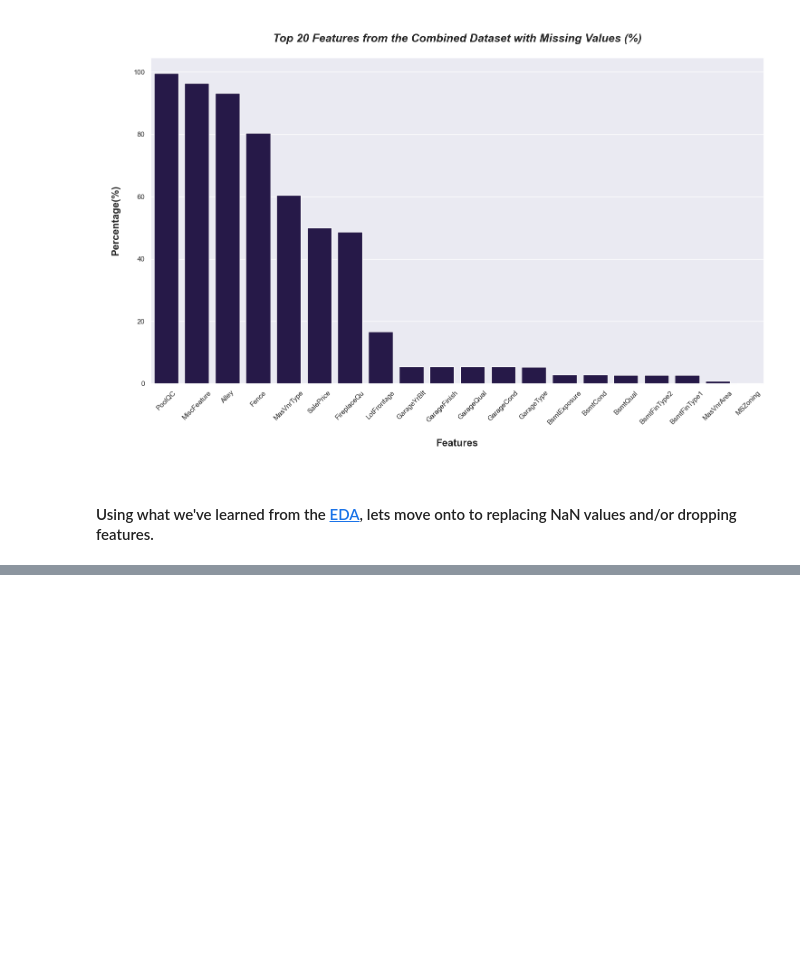
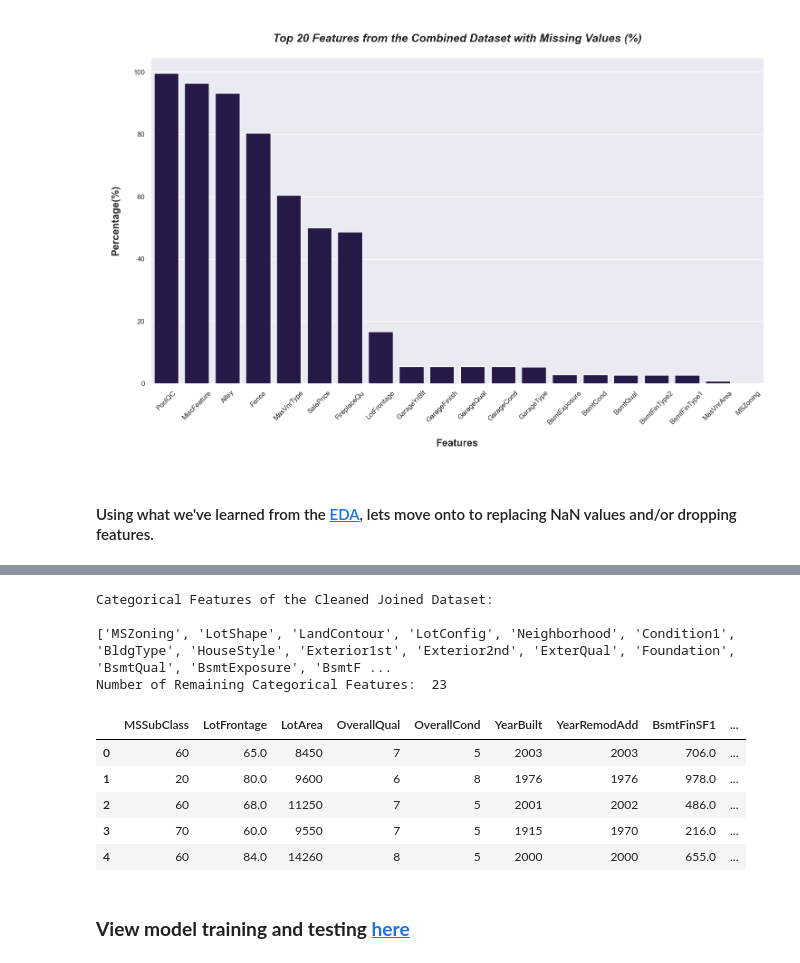
Before and after one commit to thetechleila/Housing-Prices-Predictor, a Jupyter notebook: code/transform.ipynb, the cells around one changed output, grey strips where cells are left out. Drawn from its saved outputs; the diff is of its cells as text; code cells hidden in the pictures; blank space fills up the shorter version.

Commit message:
transform with categorical encoding

```diff
--- a/code/transform.ipynb
+++ b/code/transform.ipynb
@@ -259,0 +282,17 @@ MSZoning                        4       0.137033
+# %%
+df_train_c.fillna(value={"MSZoning" : "None", 'FireplaceQu': "NA", "BsmtFinType1": "NA", "BsmtFullBath" : 0, "BsmtQual" : "NA", "GarageCars" : 0, "GarageYrBlt" : 0,
+                         "BsmtExposure" : "NA", "TotalBsmtSF" : 0, "KitchenQual" : "NA", "GarageType": "NA", "GarageArea" : 0, "GarageFinish" : "NA", "TotalBsmtSF" : 0,
+                        "BsmtFinType2": "NA", "BsmtFinSF1" : 0, "BsmtUnfSF" :0 ,"LotFrontage" : 0, "Exterior1st" : "NA", "Exterior2nd" : "NA" }, inplace=True)
+
+test_df_c.fillna(value={"MSZoning" : "None", 'FireplaceQu': "NA", "BsmtFinType1": "NA", "BsmtFullBath" :0, "BsmtQual" : "NA", "GarageCars" : 0,
+                        "GarageYrBlt" : 0, "BsmtExposure" : "NA", "TotalBsmtSF" : 0, "KitchenQual" : "NA", "GarageType": "NA", "GarageArea" : 0, "GarageFinish" : "NA",
+                        "TotalBsmtSF" : 0, "BsmtFinType2": "NA", "BsmtFinSF1" : 0, "BsmtUnfSF" :0, "LotFrontage" : 0, "Exterior1st" : "NA", "Exterior2nd" : "NA"}, inplace=True)
+# %%
+#Store the TRAINING dataset df_train and the TESTING dataset test_df in a variable before concatenation
+dfs = [df_train_c,test_df_c]
+
+#Join both dataframes by their indices into one dataframe called joined_df
+joined_df = pd.concat(dfs).reset_index(drop=True)
+
+#Cofirm null removal of joined_df
+joined_df.isnull().sum()
@@ -259,0 +317,34 @@ MSZoning                        4       0.137033
+# %%
+#Get list of remaining categorical features before encoding
+
+cat = (joined_df.dtypes == 'object')
+cat_obj = list(cat[cat].index)
+print("Categorical Features of the Cleaned Joined Dataset: \n")
+print(cat_obj)
+print('Number of Remaining Categorical Features: ',len(cat_obj))
+# %% [output]
+Categorical Features of the Cleaned Joined Dataset:
+
+['MSZoning', 'LotShape', 'LandContour', 'LotConfig', 'Neighborhood', 'Condition1', 'BldgType', 'HouseStyle', 'Exterior1st', 'Exterior2nd', 'ExterQual', 'Foundation', 'BsmtQual', 'BsmtExposure', 'BsmtF ...
+Number of Remaining Categorical Features:  23
+# %%
+#Encode categorical features
+from sklearn.preprocessing import OneHotEncoder
+
+encoder = OneHotEncoder(sparse_output=False) #The output will be a sparse matrix where each column corresponds to one possible value of one feature.
+onehot_encoded = encoder.fit_transform(joined_df[cat_obj])
+
+onehot_df = pd.DataFrame(onehot_encoded, columns=encoder.get_feature_names_out(cat_obj))
+
+df_encoded = pd.concat([joined_df, onehot_df], axis=1)
+df_encoded = df_encoded.drop(cat_obj, axis=1)
+
+#Verify joined dataset has categorical values encoded
+df_encoded.head()
+# %% [output]
+|  | MSSubClass | LotFrontage | LotArea | OverallQual | OverallCond | YearBuilt | YearRemodAdd | BsmtFinSF1 | ... |
+| 0 | 60 | 65.0 | 8450 | 7 | 5 | 2003 | 2003 | 706.0 | ... |
+| 1 | 20 | 80.0 | 9600 | 6 | 8 | 1976 | 1976 | 978.0 | ... |
+| 2 | 60 | 68.0 | 11250 | 7 | 5 | 2001 | 2002 | 486.0 | ... |
+| 3 | 70 | 60.0 | 9550 | 7 | 5 | 1915 | 1970 | 216.0 | ... |
+| 4 | 60 | 84.0 | 14260 | 8 | 5 | 2000 | 2000 | 655.0 | ... |
@@ -259,0 +354,2 @@ MSZoning                        4       0.137033
+# %% [markdown]
+### **View model training and testing [here]()**
```
Also changed, not shown: parts of 9 cells of this notebook, 2 other files.
